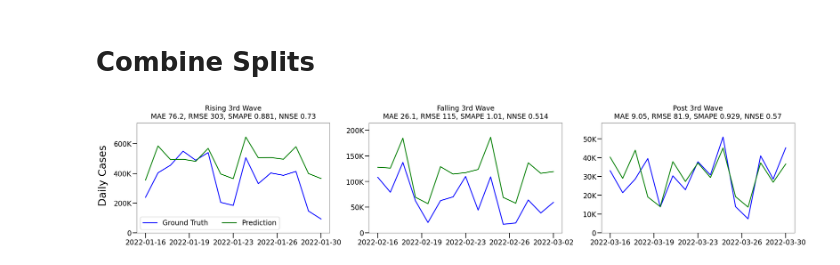
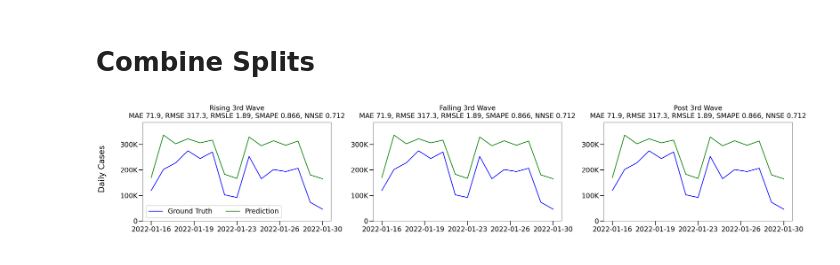
Before and after one commit to Data-ScienceHub/gpce-covid, a Jupyter notebook: TFT-pytorch/notebook/Plot prediction.ipynb, the cells around one changed output. Saved outputs shown, nothing was run; the diff lists cells and outputs as text; code cells hidden in the pictures.

```diff
--- a/TFT-pytorch/notebook/Plot prediction.ipynb
+++ b/TFT-pytorch/notebook/Plot prediction.ipynb
@@ -128,30 +128,29 @@ split_names =  ['Rising 3rd Wave', 'Falling 3rd Wave', 'Post 3rd Wave']
 # %%
 splits = []
 for split in range(1, 4):
-    result_folder = f'../results_split/{split}_tuned/' # '../results/total_target_cleaned_scaled_2' # '../results_cleaned_moving_averaged/short'
-    figPath = os.path.join(result_folder, 'figures_best')
-    results = pd.read_csv(os.path.join(figPath, 'predictions.csv'))
+    result_folder = f'../results/TFT_split_1/' # '../results/total_target_cleaned_scaled_2' # '../results_cleaned_moving_averaged/short'
+    figPath = os.path.join(result_folder, 'figures')
+    results = pd.read_csv(os.path.join(figPath, 'predictions_case.csv'))
     results['Date'] = pd.to_datetime(results['Date'])
 
     validation = results[results['split']=='validation']
     test = results[results['split']=='test']
 
-    test_end = results[results['split']=='validation']['Date'].max() + pd.to_timedelta(15, unit='D')
-    test = test[test['Date']<= test_end]
+    # test_end = results[results['split']=='validation']['Date'].max() + pd.to_timedelta(15, unit='D')
+    # test = test[test['Date']<= test_end]
     splits.append(test)
 # %%
-fig, axes = plt.subplots(nrows=1, ncols=3, figsize=(34, 7))
+fig, axes = plt.subplots(nrows=1, ncols=3, figsize=(35, 7))
 x_column = 'Date'
 target = "Cases"
 for index in range(3):
     ax = axes[index]
     df = splits[index]
 
-    mae, rmse, smape, nnse = calculate_result(df[target], df[f'Predicted_{target}'])
-    title = f'MAE {mae:0.3g}, RMSE {rmse:0.3g}, SMAPE {smape:0.3g}, NNSE {nnse:0.3g}'
+    mae, rmse, rmsle, smape, nnse = calculate_result(df[target], df[f'Predicted_{target}'])
+    title = f'MAE {mae:0.3g}, RMSE {rmse:0.4g}, RMSLE {rmsle:0.3g}, SMAPE {smape:0.3g}, NNSE {nnse:0.3g}'
 
     ax.set_title(f'{split_names[index]}\n{title}', pad=15)
-
     df = df.groupby([x_column])[[f'Predicted_{target}', target]].aggregate('sum').reset_index()
     ax.plot(df[x_column], df[target], color='blue', label='Ground Truth')
     ax.plot(df[x_column], df[f'Predicted_{target}'], color='green', label='Prediction')
@@ -163,31 +162,31 @@ for index in range(3):
     x_last_tick = df[x_column].max()
     x_major_ticks = DATE_TICKS
     ax.set_xticks(
         [x_first_tick + (x_last_tick - x_first_tick) * i / (x_major_ticks - 1) for i in range(x_major_ticks)]
     )
 
     # for tick in ax.get_xticklabels():
     #     tick.set_rotation(15)
     if y_max>2e3:
         label_text = []
         for loc in ax.get_yticks():
             if loc == 0:
                 label_text.append('0')
             else:
                 label_text.append(f'{loc/1e3:0.5g}K')
 
         ax.set_yticklabels(label_text)
 
     if index==0:
         ax.legend(loc='lower left', framealpha=0.3, edgecolor="black", ncol=2)
 
 # fig.legend(
 #     labels=['Ground Truth', 'Prediction'], loc='upper left', bbox_to_anchor=(0.39, 0),
 #     ncol=2, bbox_transform=fig.transFigure, edgecolor="black"
 # )
 fig.supylabel('Daily Cases', x=0.001)
 fig.tight_layout()
 plt.savefig(os.path.join(figPath, 'Test_splits.jpg'), dpi=DPI, bbox_inches="tight")
 plt.show()
 # %% [output]
-[figure, old version]
+[figure, new version]
```
Also changed, not shown: 11 other files.
